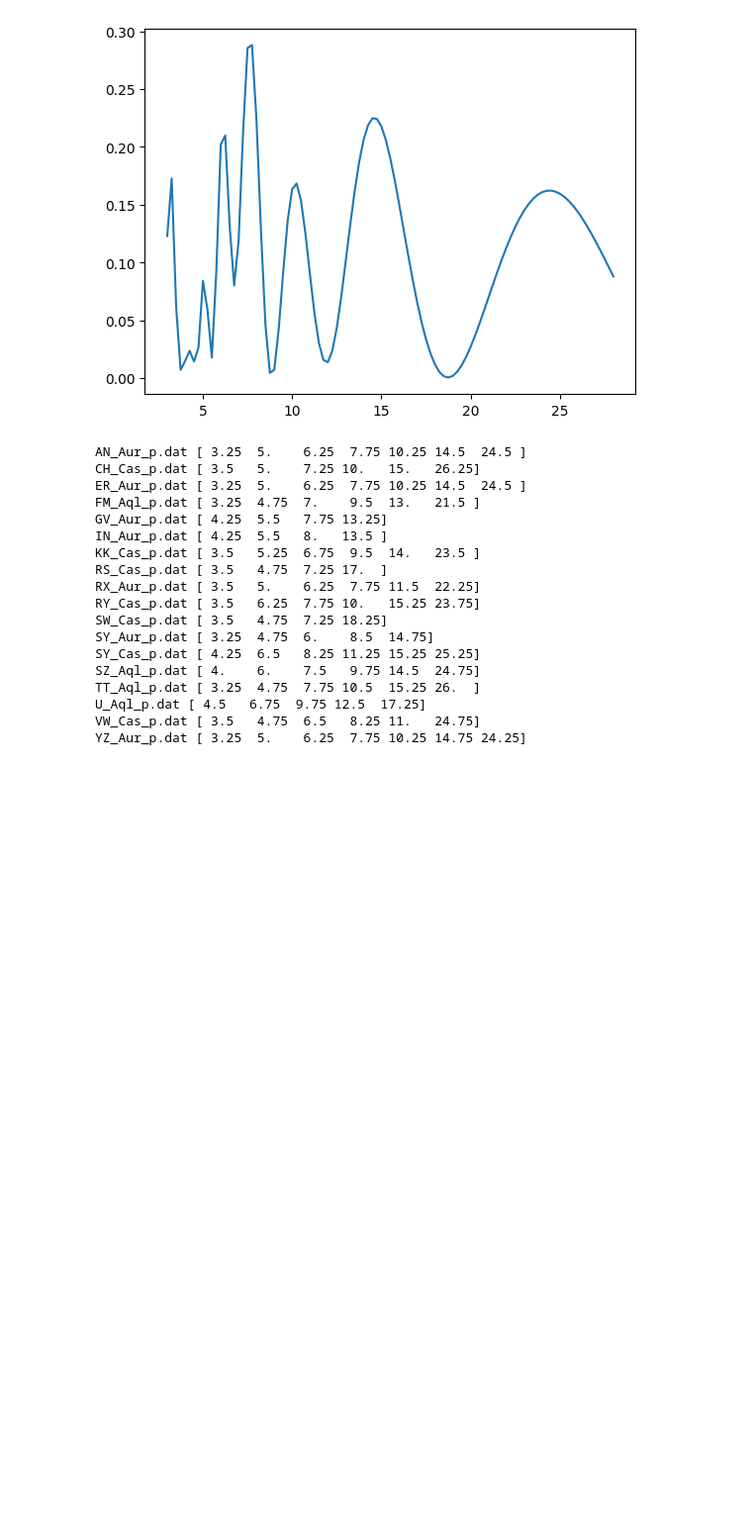
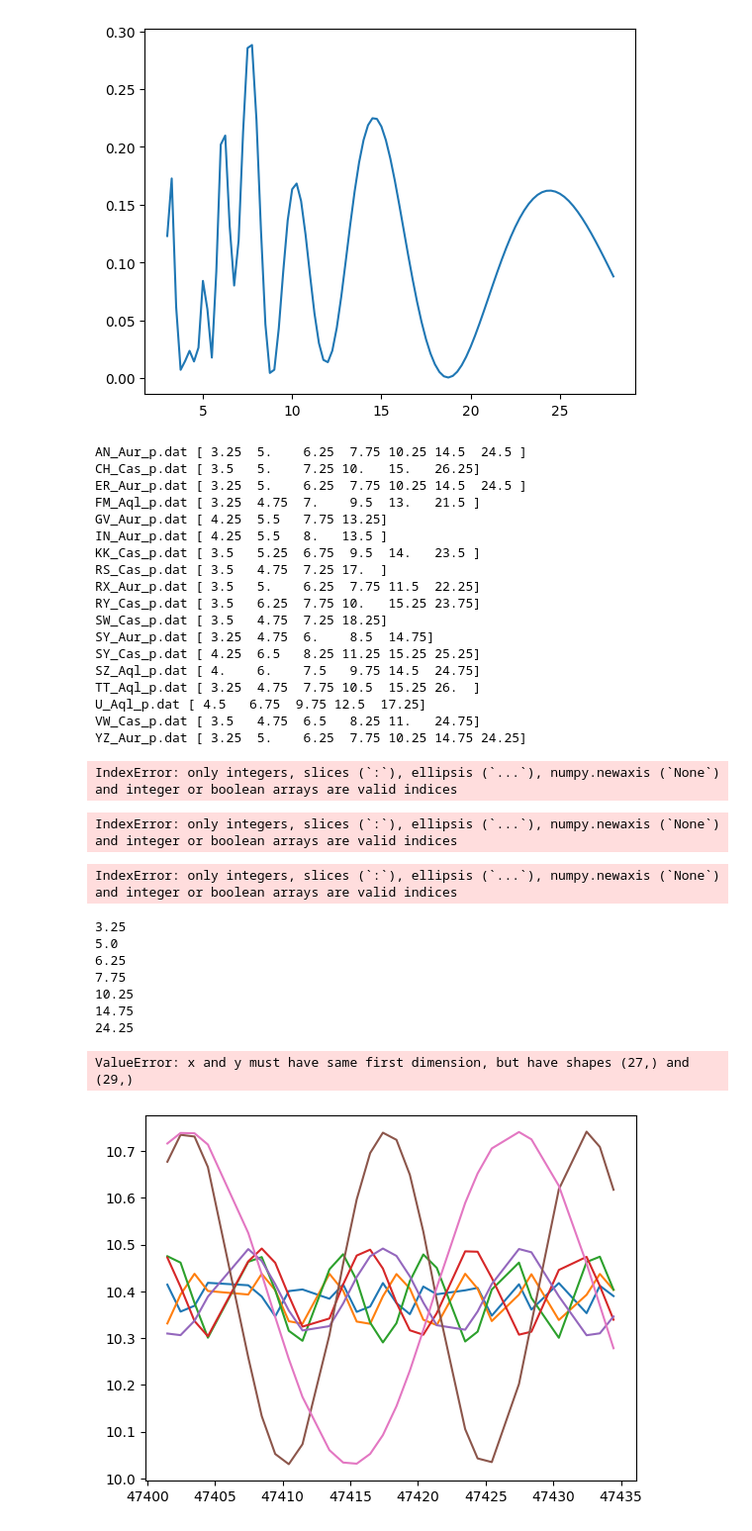
Before and after one commit to lewismcnish/Astronomy, a Jupyter notebook: Cepheid_Variables/Ceipheid.ipynb, the cells around one changed output. Shown: that part at 99% size. Cells and saved outputs as stored; diff of their text form; code cells hidden in the pictures; blank space fills up the shorter version.

```diff
--- a/Cepheid_Variables/Ceipheid.ipynb
+++ b/Cepheid_Variables/Ceipheid.ipynb
@@ -77,6 +77,15 @@ for file in file_list:
     peaks_indices, _ = find_peaks(power, distance=5)
     peaks_periods = periods[peaks_indices]
     print(file, peaks_periods)
+
+    """
+    plt.figure()
+    plt.plot(time, v_mag, 'o-')
+    plt.show()
+    plt.figure()
+    plt.plot(periods, power)
+    plt.show()
+    """
 # %% [output]
 AN_Aur_p.dat [ 3.25  5.    6.25  7.75 10.25 14.5  24.5 ]
 CH_Cas_p.dat [ 3.5   5.    7.25 10.   15.   26.25]
@@ -96,3 +105,68 @@ TT_Aql_p.dat [ 3.25  4.75  7.75 10.5  15.25 26.  ]
 U_Aql_p.dat [ 4.5   6.75  9.75 12.5  17.25]
 VW_Cas_p.dat [ 3.5   4.75  6.5   8.25 11.   24.75]
 YZ_Aur_p.dat [ 3.25  5.    6.25  7.75 10.25 14.75 24.25]
+# %%
+for file in file_list:
+    filename = path + file
+    time, v_mag = np.loadtxt(filename, unpack = True, usecols = [0,1])
+    relative_time = time - time[0]
+    power = cv.powerSpectrum(relative_time, v_mag, periods)
+    peaks_indices, _ = find_peaks(power, distance=5)
+    peaks_periods = periods[peaks_indices]
+
+    def visual_mag(t, phi, P, del_m_v):
+        return v_mag[0] + del_m_v*(np.sin(2*np.pi*t/P + phi))
+
+
+for i in periods:
+    scipy.optimize.curve_fit(cv.powerSpectrum, time, v_mag, periods,
+                                                    p0 = peaks_periods[np.floor(i)])
+# %% [output]
+IndexError: only integers, slices (`:`), ellipsis (`...`), numpy.newaxis (`None`) and integer or boolean arrays are valid indices
+# %%
+
+for file in file_list:
+    filename = path + file
+    time, v_mag = np.loadtxt(filename, unpack = True, usecols = [0,1])
+    m_v0 = np.mean(v_mag)
+    relative_time = time - time[0]
+
+phi = np.pi/4
+t = relative_time
+del_m_v = 0.5
+for i in periods:
+    def visual_mag(t,P):
+        return m_v0 + del_m_v*(np.sin(2*np.pi*t/P + phi))
+    popt, _ = scipy.optimize.curve_fit(visual_mag, time, v_mag, p0 = [1, periods[np.floor(i)]])
+# %% [output]
+IndexError: only integers, slices (`:`), ellipsis (`...`), numpy.newaxis (`None`) and integer or boolean arrays are valid indices
+# %%
+def visual_mag(t,P):
+    return m_v0 + del_m_v*(np.sin(2*np.pi*t/P + phi))
+popt, _ = scipy.optimize.curve_fit(visual_mag, time, v_mag, p0 = [1, peaks_periods[i]])
+print(popt)
+# %% [output]
+IndexError: only integers, slices (`:`), ellipsis (`...`), numpy.newaxis (`None`) and integer or boolean arrays are valid indices
+# %%
+def func(t, m_v, phi,m_v0,P):
+    return m_v0+m_v*(np.sin((2*np.pi*t/P) +phi))
+plt.figure()
+for i in peaks_periods:
+    print(i)
+    popt, _ = scipy.optimize.curve_fit(func, time, v_mag, p0 = [10.5,0.5,1,i], maxfev = 5000)
+
+    plt.plot(time,func(time,popt[0],popt[1],popt[2],i))
+
+
+plt.plot(time,AN_Aur[1],'o-')
+plt.show
+# %% [output]
+3.25
+5.0
+6.25
+7.75
+10.25
+14.75
+24.25
+ValueError: x and y must have same first dimension, but have shapes (27,) and (29,)
+[figure, added]
```
Also changed, not shown: 1 other file.
